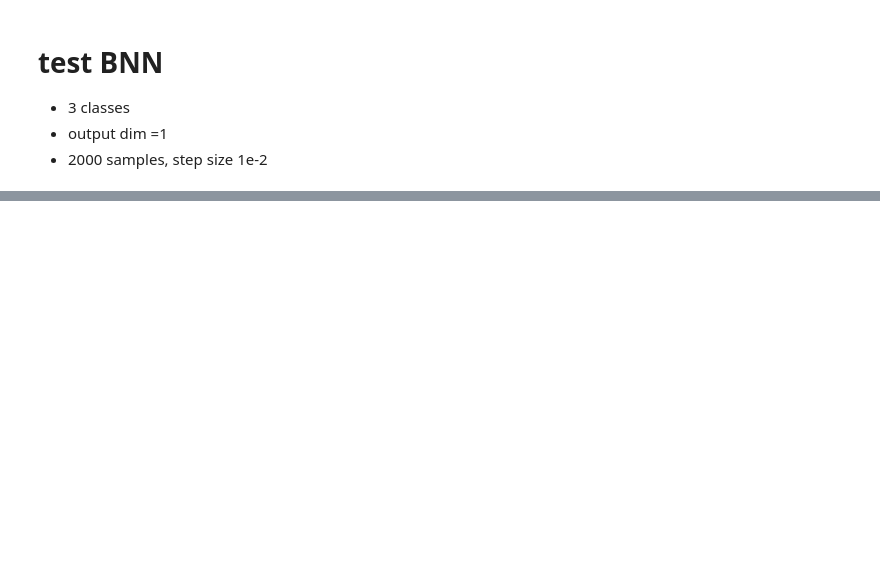
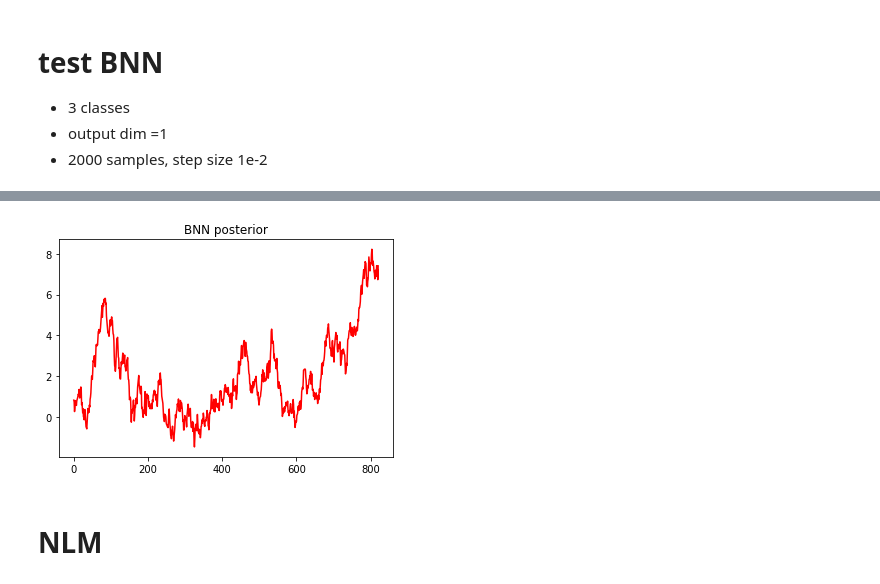
Before and after one commit to DavidAssaraf106/NLM, a Jupyter notebook: Experiments/Test.ipynb, the cells around one changed output, grey strips where cells are left out. Cells and saved outputs as stored; diff of their text form; code cells hidden in the pictures; blank space fills up the shorter version.

```diff
--- a/Experiments/Test.ipynb
+++ b/Experiments/Test.ipynb
@@ -283,0 +525,34 @@ ValueError: shapes (10000,2) and (20,) not aligned: 2 (dim 1) != 20 (dim 0)
+# %%
+params_hmc={
+       'num_samples':2000,
+       'step_size':1e-2,
+       'L':20,
+       'init': nn2.weights,
+       'burn':.1,
+       'thin':2,
+}
+
+
+def log_prior(W):
+    Sigma=25*np.eye(nn2.D)
+    D_bayes=Sigma.shape[0]
+    Sigma_inv= np.linalg.inv(Sigma)
+    Sigma_det = np.linalg.det(Sigma)
+    constant_W = -0.5 * (D_bayes * np.log(2 * np.pi) + np.log(Sigma_det))
+    exponential_W = -0.5 * np.diag(np.dot(np.dot(W, Sigma_inv), W.T))
+    log_p_W = constant_W + exponential_W
+    return log_p_W
+
+def log_likelihood(W):
+    D_bayes=len(y.reshape((-1,1)))
+    sigma_y=0.5
+    constant = (-np.log(sigma_y) - 0.5 * np.log(2 * np.pi)) * D_bayes
+    #print(constant)
+    exponential = (-0.5 * sigma_y**-2 * np.sum((y.reshape((1, 1, D_bayes)) - (nn2.forward(W, x.T)))**2, axis=2).flatten()).mean()
+    #print(exponential)
+    return constant + exponential
+
+q=hmc(log_prior, log_likelihood, **params_hmc)
+
+
+log_likelihood(nn2.weights)
@@ -283,0 +580,9 @@ ValueError: shapes (10000,2) and (20,) not aligned: 2 (dim 1) != 20 (dim 0)
+# %%
+q_=np.asarray(q).T
+plt.plot(range(len(q_[0])),q_[0] , color='r')
+plt.title('BNN posterior')
+plt.show()
+# %% [output]
+[figure, added]
+# %% [markdown]
+# NLM
```
Also changed, not shown: parts of 17 cells of this notebook, 3 other files.
